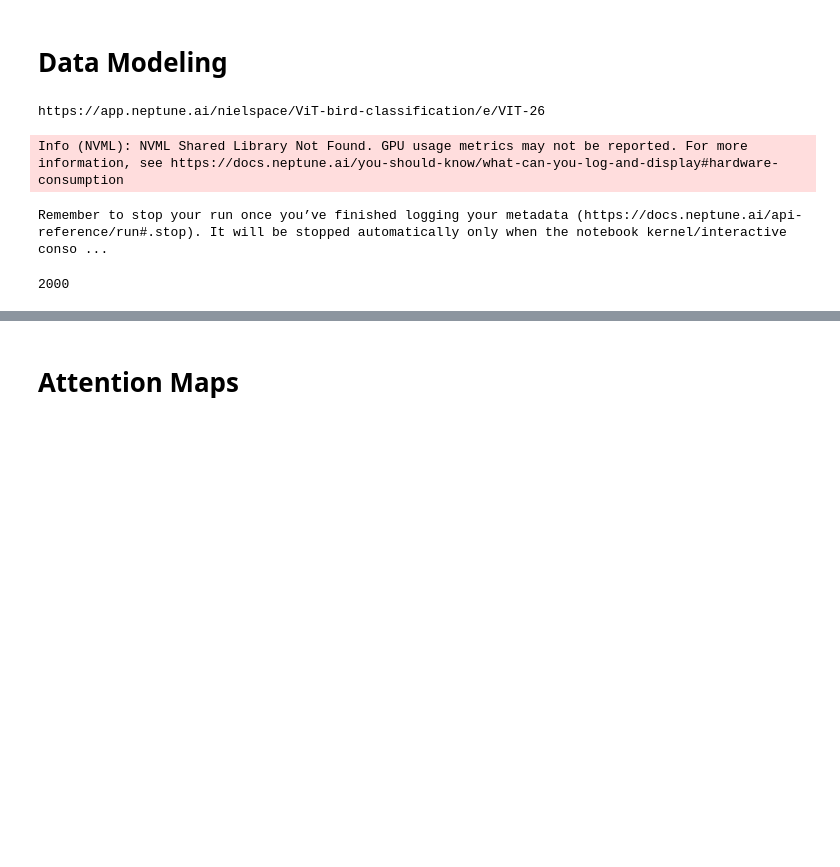
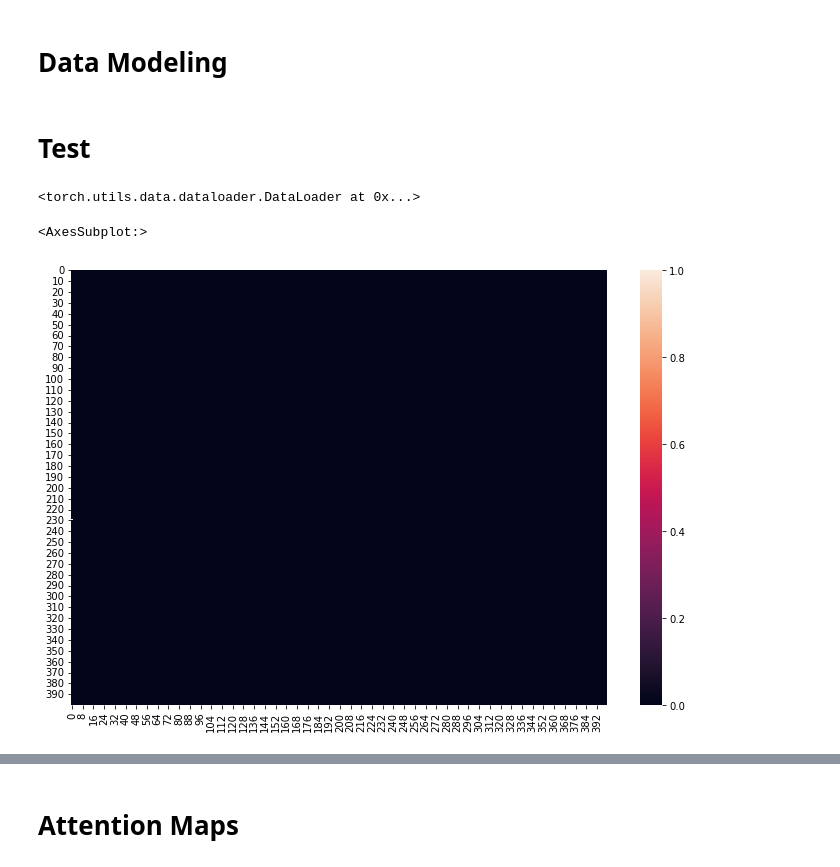
Before and after one commit to Nielspace/ViT-Pytorch, a Jupyter notebook: source/vit-pytorch.ipynb, the cells around one changed output, grey strips where cells are left out. Drawn from its saved outputs; the diff is of its cells as text; code cells hidden in the pictures; blank space fills up the shorter version.

```diff
--- a/source/vit-pytorch.ipynb
+++ b/source/vit-pytorch.ipynb
@@ -108,7 +108,7 @@ class Embeddings(nn.Module):
                                        kernel_size=patch_size,
                                        stride=patch_size)
 
-        self.position_embeddings = nn.Parameter(torch.zeros(1, n_patches+1, hidden_size))
+        self.position_embeddings = nn.Parameter(torch.zeros(1, 2, hidden_size))
         self.cls_token = nn.Parameter(torch.zeros(1, 1, hidden_size))
 
         self.dropout = Dropout(0.1)
@@ -392,9 +392,9 @@ def train_Engine(n_epochs,
 # %%
 class Config:
     #Image configuration
-    IMG_SIZE = 128
+    IMG_SIZE = 160
     PATCH_SIZE = 10
-    CROP_SIZE = 100
+    CROP_SIZE = 160
     BATCH_SIZE = 1
     DATASET_SAMPLE = 'full'
 
@@ -445,14 +445,12 @@ model = VisionTransformer(img_size=config.IMG_SIZE,
 
 optimizer = optim.Adam(model.parameters(), lr=0.003)
 
-run = neptune.init(
-    project="nielspace/ViT-bird-classification",
-    api_token="eyJhcGlfYWRkcmVzcyI6Imh0dHBzOi8vYXBwLm5lcHR1bmUuYWkiLCJhcGlfdXJsIjoiaHR0cHM6Ly9hcHAubmVwdHVuZS5haSIsImFwaV9rZXkiOiJkYjRhYzI0Ny0zZjBmLTQ3YjYtOTY0Yi05ZTQ4ODM3YzE0YWEifQ==",
-)
+# run = neptune.init(
+#     project="nielspace/ViT-bird-classification",
+#     api_token="eyJhcGlfYWRkcmVzcyI6Imh0dHBzOi8vYXBwLm5lcHR1bmUuYWkiLCJhcGlfdXJsIjoiaHR0cHM6Ly9hcHAubmVwdHVuZS5haSIsImFwaV9rZXkiOiJkYjRhYzI0Ny0zZjBmLTQ3YjYtOTY0Yi05ZTQ4ODM3YzE0YWEifQ==",
+# )
 logits, attn_weights = model(x)
-# %% [output]
-https://app.neptune.ai/nielspace/ViT-bird-classification/e/VIT-26
-Info (NVML): NVML Shared Library Not Found. GPU usage metrics may not be reported. For more information, see https://docs.neptune.ai/you-should-know/what-can-you-log-and-display#hardware-consumption
-Remember to stop your run once you’ve finished logging your metadata (https://docs.neptune.ai/api-reference/run#.stop). It will be stopped automatically only when the notebook kernel/interactive conso ...
+# %% [markdown]
+# Test
 # %%
 train_data, val_data, test_data = dataset(config.BATCH_SIZE,config.IMG_SIZE, config.DATASET_SAMPLE)
@@ -466,5 +457,5 @@ train_data, val_data, test_data = dataset(config.BATCH_SIZE,config.IMG_SIZE, con
 # %%
 test_data
 # %% [output]
-2000
+<torch.utils.data.dataloader.DataLoader at 0x...>
 # %%
@@ -499 +508,8 @@ for i, (data, target) in tqdm(enumerate(test_data), total=len(test_data), desc="
+# %%
+import seaborn as sns
+plt.figure(figsize=(12,8))
+sns.heatmap(confusion_matrix)
+# %% [output]
+<AxesSubplot:>
+[figure, added]
 # %%
```
Also changed, not shown: parts of 31 cells of this notebook, 8 other files.
